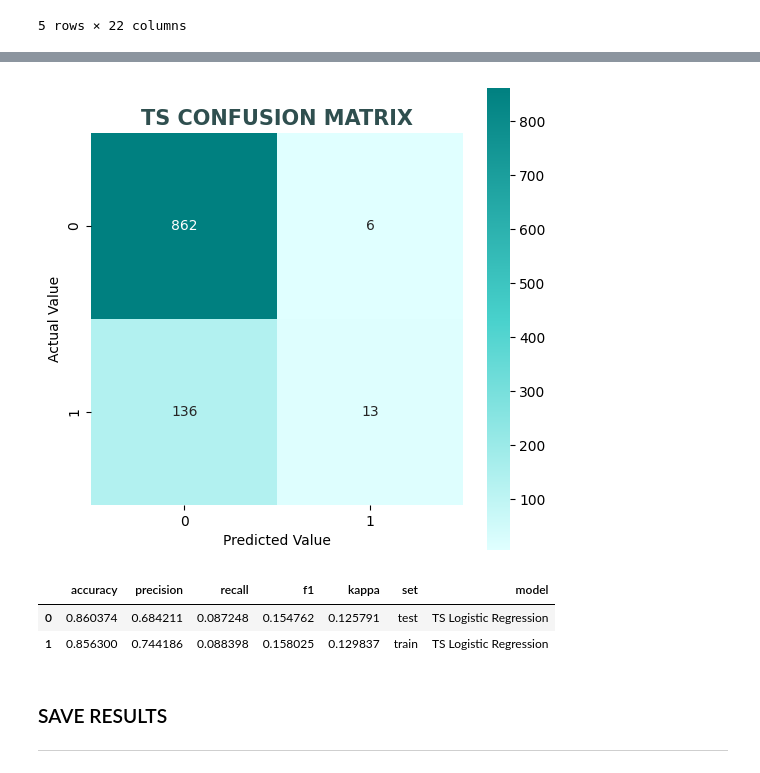
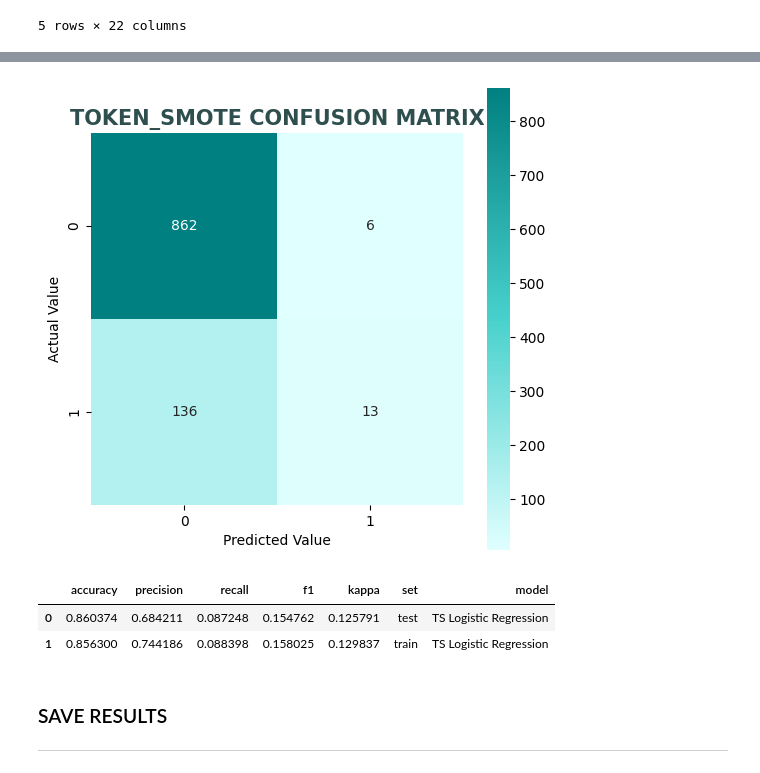
Before and after one commit to NataliaBarquin/Cardiovascular_risk_prediction, a Jupyter notebook: notebooks/3_logistic_regression.ipynb, the cells around one changed output, grey strips where cells are left out. Drawn from its saved outputs; the diff is of its cells as text; code cells hidden in the pictures.

Commit message:
creacion clase regresion logistica

```diff
--- a/notebooks/3_logistic_regression.ipynb
+++ b/notebooks/3_logistic_regression.ipynb
@@ -141,24 +130,18 @@ results_ts.sample(5)
-# %%
-mat_lr2 = confusion_matrix(y_test2, y_pred_test_2)
-
-my_heatmap_palette = LinearSegmentedColormap.from_list('Gradient', ['lightcyan', 'mediumturquoise', 'teal'], N=1000)
-
-plt.figure(figsize = (6, 6))
-sns.heatmap(mat_lr2, square=True, annot=True, fmt="d", cmap = my_heatmap_palette)
-
-plt.title('TS CONFUSION MATRIX', fontsize = 15, color = 'darkslategray', fontweight = "bold")
-plt.xlabel('Predicted Value')
-plt.ylabel('Actual Value')
-plt.show()
-# %% [output]
-[figure, removed]
-# %%
-logistic_ts_results = metrics(y_test2, y_pred_test_2, y_train2, y_pred_train_2, 'TS Logistic Regression')
-logistic_ts_results
-# %% [output]
-|  | accuracy | precision | recall | f1 | kappa | set | model |
-| 0 | 0.860374 | 0.684211 | 0.087248 | 0.154762 | 0.125791 | test | TS Logistic Regression |
-| 1 | 0.856300 | 0.744186 | 0.088398 | 0.158025 | 0.129837 | train | TS Logistic Regression |
+# %%
+log_regression_ts = Logistic_Regression(df_ts, response_var)
+# %%
+log_regression_ts.fit_model()
+# %%
+log_regression_ts.print_confusion_matrix('token_smote')
+# %% [output]
+[figure, added]
+# %%
+lr_ts_results = log_regression_ts.get_metrics('TS Logistic Regression')
+lr_ts_results
+# %% [output]
+|  | accuracy | precision | recall | f1 | kappa | set | model |
+| 0 | 0.860374 | 0.684211 | 0.087248 | 0.154762 | 0.125791 | test | TS Logistic Regression |
+| 1 | 0.856300 | 0.744186 | 0.088398 | 0.158025 | 0.129837 | train | TS Logistic Regression |
 # %% [markdown]
 ### SAVE RESULTS
 
```
Also changed, not shown: parts of 24 cells of this notebook, 1 other file.
